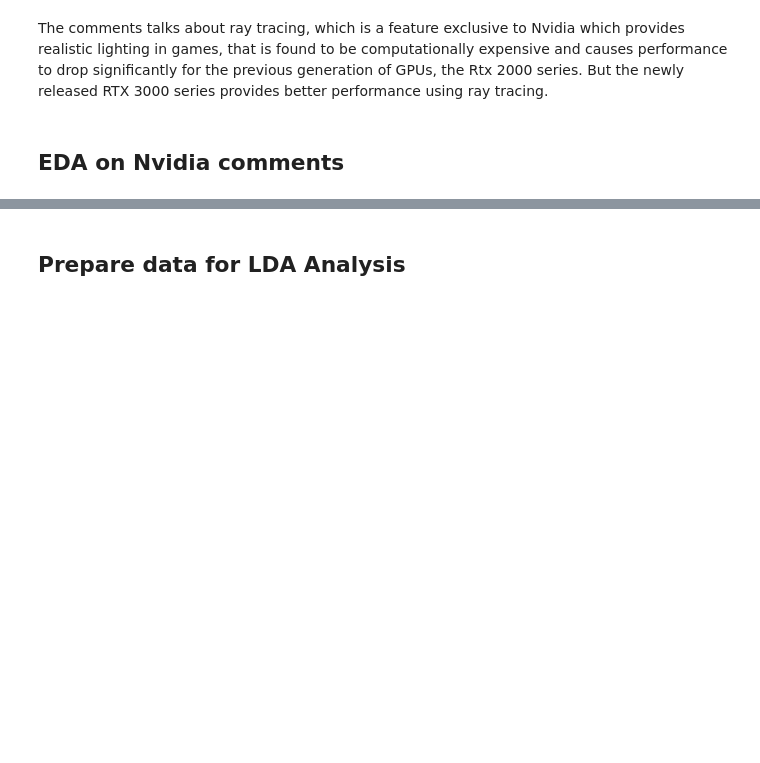
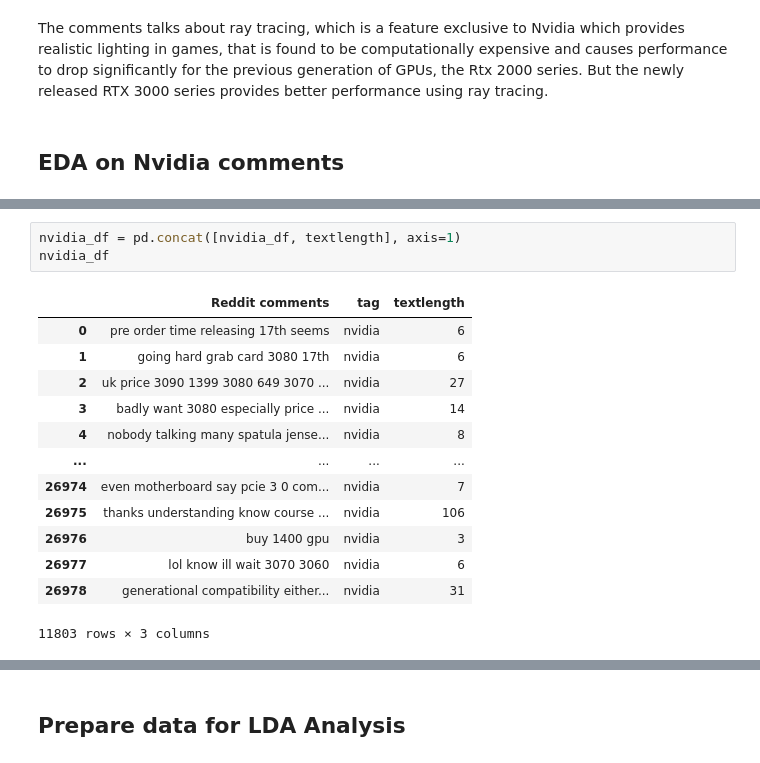
Before and after one commit to kumereshN/dsiprojects, a Jupyter notebook: capstone/01_Capstone_Data_Extraction_Reddit.ipynb, the cells around one changed output, grey strips where cells are left out. Cells and saved outputs as stored; diff of their text form; blank space fills up the shorter version.

```diff
--- a/capstone/01_Capstone_Data_Extraction_Reddit.ipynb
+++ b/capstone/01_Capstone_Data_Extraction_Reddit.ipynb
@@ -608,0 +644,17 @@ Based on the word cloud, it seems that consumers are mostly satisfied with their
+# %%
+nvidia_df = pd.concat([nvidia_df, textlength], axis=1)
+nvidia_df
+# %% [output]
+|  | Reddit comments | tag | textlength |
+| 0 | pre order time releasing 17th seems | nvidia | 6 |
+| 1 | going hard grab card 3080 17th | nvidia | 6 |
+| 2 | uk price 3090 1399 3080 649 3070 ... | nvidia | 27 |
+| 3 | badly want 3080 especially price ... | nvidia | 14 |
+| 4 | nobody talking many spatula jense... | nvidia | 8 |
+| ... | ... | ... | ... |
+| 26974 | even motherboard say pcie 3 0 com... | nvidia | 7 |
+| 26975 | thanks understanding know course ... | nvidia | 106 |
+| 26976 | buy 1400 gpu | nvidia | 3 |
+| 26977 | lol know ill wait 3070 3060 | nvidia | 6 |
+| 26978 | generational compatibility either... | nvidia | 31 |
+11803 rows × 3 columns
```
Also changed, not shown: parts of 33 cells of this notebook.
